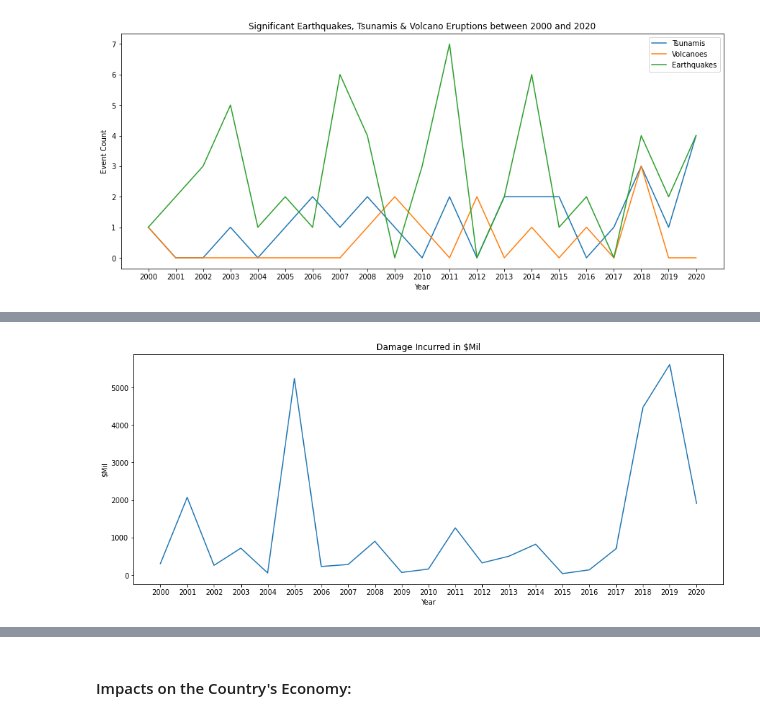
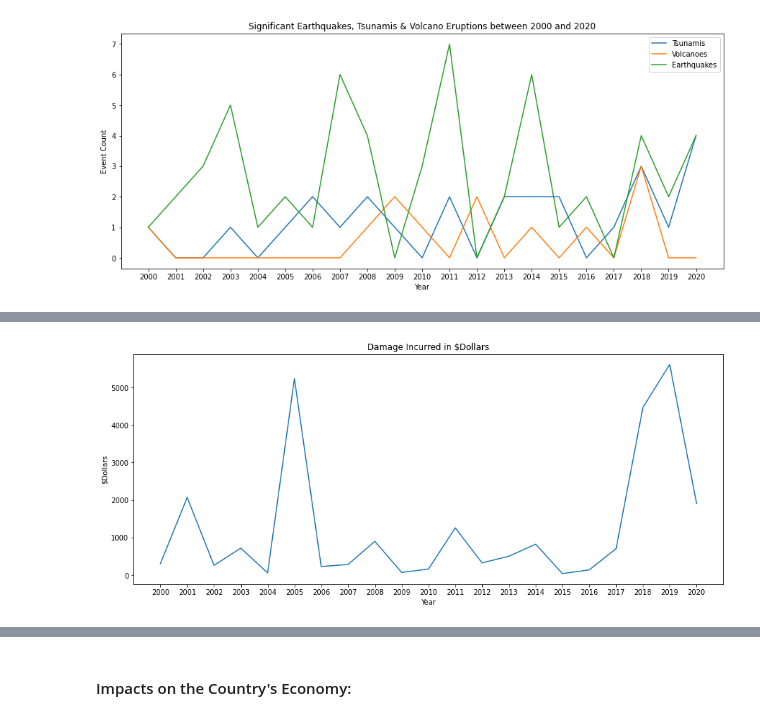
Before and after one commit to resh-chh/2021Fall_finals, a Jupyter notebook: Natural_Disasters_and_its_Economic_Impacts_in_the_US.ipynb, the cells around one changed output, grey strips where cells are left out. Drawn from its saved outputs; the diff is of its cells as text; code cells hidden in the pictures.

```diff
--- a/Natural_Disasters_and_its_Economic_Impacts_in_the_US.ipynb
+++ b/Natural_Disasters_and_its_Economic_Impacts_in_the_US.ipynb
@@ -236,10 +237,10 @@ plt.show()
 # %%
 # Damage Incurred due to Natural Disasters throughout the years
-yearly_damage_summary['Total_Damage'].plot(figsize=(15,6), ylabel='$Million', title='Damage Incurred in $Mil')
+yearly_damage_summary['Total_Damage'].plot(figsize=(15,6), ylabel='$Dollars', title='Damage Incurred in $Dollars')
 plt.xticks(range(2000, 2021, 1))
 plt.show()
 # %% [output]
-[figure, old version]
+[figure, new version]
 # %%
 # Majorly contributing years to the Damage:
 yearly_damage_summary[['Damage_Percentage']].plot.bar(figsize=(15,6), ylabel='Percentage %')
```
Also changed, not shown: parts of 13 cells of this notebook.
